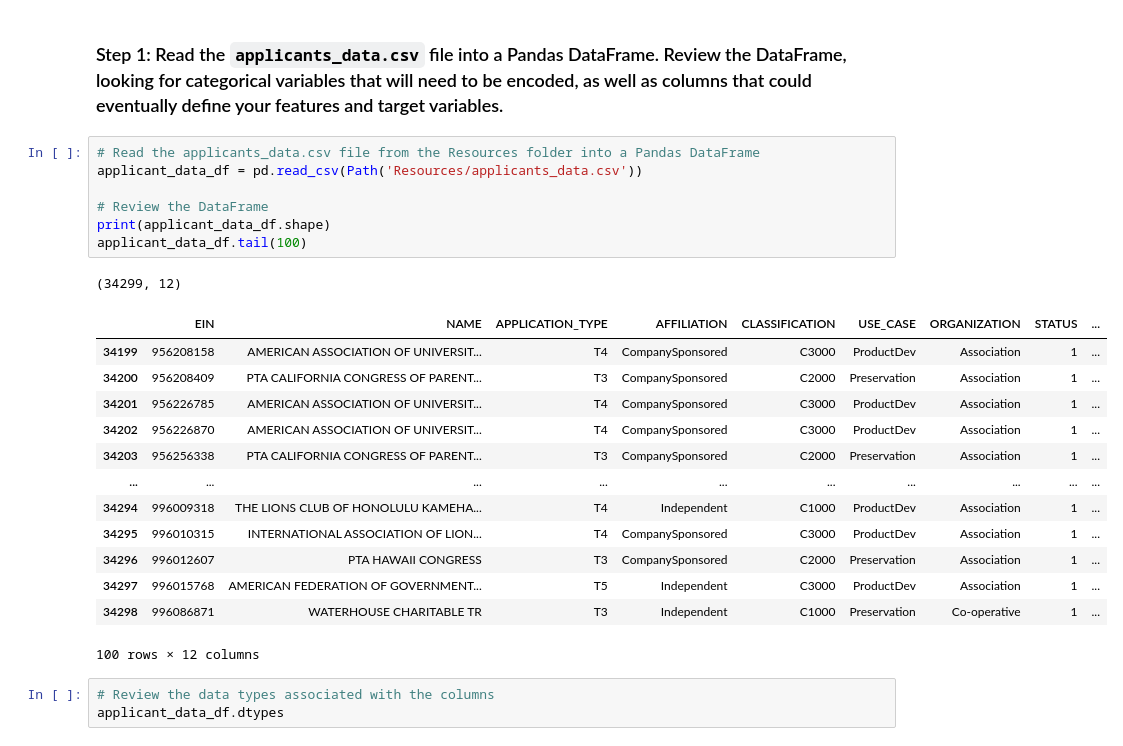
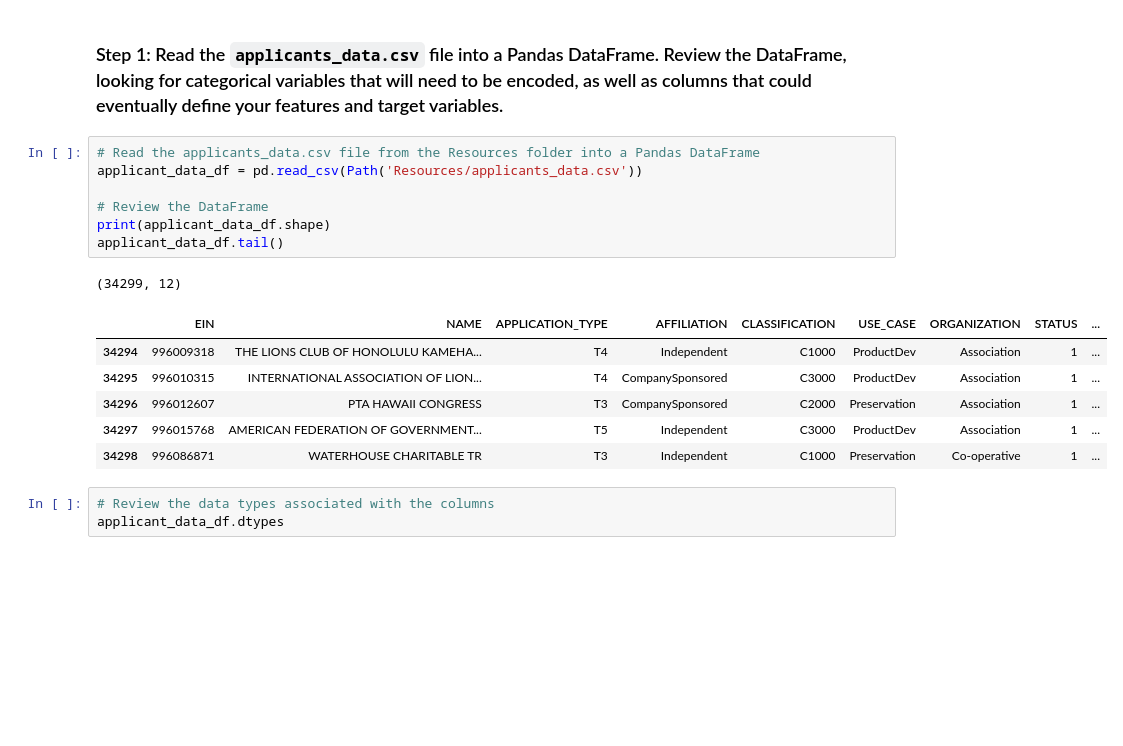
Before and after one commit to balllisaann/-FinTech_Challenge_13_-FinTech_Challenge_13_NeuralNetworks, a Jupyter notebook: venture_funding_with_deep_learning.ipynb, the cells around one changed output. Saved outputs shown, nothing was run; the diff lists cells and outputs as text; blank space fills up the shorter version.

```diff
--- a/venture_funding_with_deep_learning.ipynb
+++ b/venture_funding_with_deep_learning.ipynb
@@ -92,25 +92,18 @@ pd.set_option('display.max_columns', None)
 # %%
 # Read the applicants_data.csv file from the Resources folder into a Pandas DataFrame
 applicant_data_df = pd.read_csv(Path('Resources/applicants_data.csv'))
 
 # Review the DataFrame
 print(applicant_data_df.shape)
-applicant_data_df.tail(100)
+applicant_data_df.tail()
 # %% [output]
 (34299, 12)
 |  | EIN | NAME | APPLICATION_TYPE | AFFILIATION | CLASSIFICATION | USE_CASE | ORGANIZATION | STATUS | ... |
-| 34199 | 956208158 | AMERICAN ASSOCIATION OF UNIVERSIT... | T4 | CompanySponsored | C3000 | ProductDev | Association | 1 | ... |
-| 34200 | 956208409 | PTA CALIFORNIA CONGRESS OF PARENT... | T3 | CompanySponsored | C2000 | Preservation | Association | 1 | ... |
-| 34201 | 956226785 | AMERICAN ASSOCIATION OF UNIVERSIT... | T4 | CompanySponsored | C3000 | ProductDev | Association | 1 | ... |
-| 34202 | 956226870 | AMERICAN ASSOCIATION OF UNIVERSIT... | T4 | CompanySponsored | C3000 | ProductDev | Association | 1 | ... |
-| 34203 | 956256338 | PTA CALIFORNIA CONGRESS OF PARENT... | T3 | CompanySponsored | C2000 | Preservation | Association | 1 | ... |
-| ... | ... | ... | ... | ... | ... | ... | ... | ... | ... |
 | 34294 | 996009318 | THE LIONS CLUB OF HONOLULU KAMEHA... | T4 | Independent | C1000 | ProductDev | Association | 1 | ... |
 | 34295 | 996010315 | INTERNATIONAL ASSOCIATION OF LION... | T4 | CompanySponsored | C3000 | ProductDev | Association | 1 | ... |
 | 34296 | 996012607 | PTA HAWAII CONGRESS | T3 | CompanySponsored | C2000 | Preservation | Association | 1 | ... |
 | 34297 | 996015768 | AMERICAN FEDERATION OF GOVERNMENT... | T5 | Independent | C3000 | ProductDev | Association | 1 | ... |
 | 34298 | 996086871 | WATERHOUSE CHARITABLE TR | T3 | Independent | C1000 | Preservation | Co-operative | 1 | ... |
-100 rows × 12 columns
 # %%
 # Review the data types associated with the columns
 applicant_data_df.dtypes
```
Also changed, not shown: parts of 46 cells of this notebook, 4 other files.
